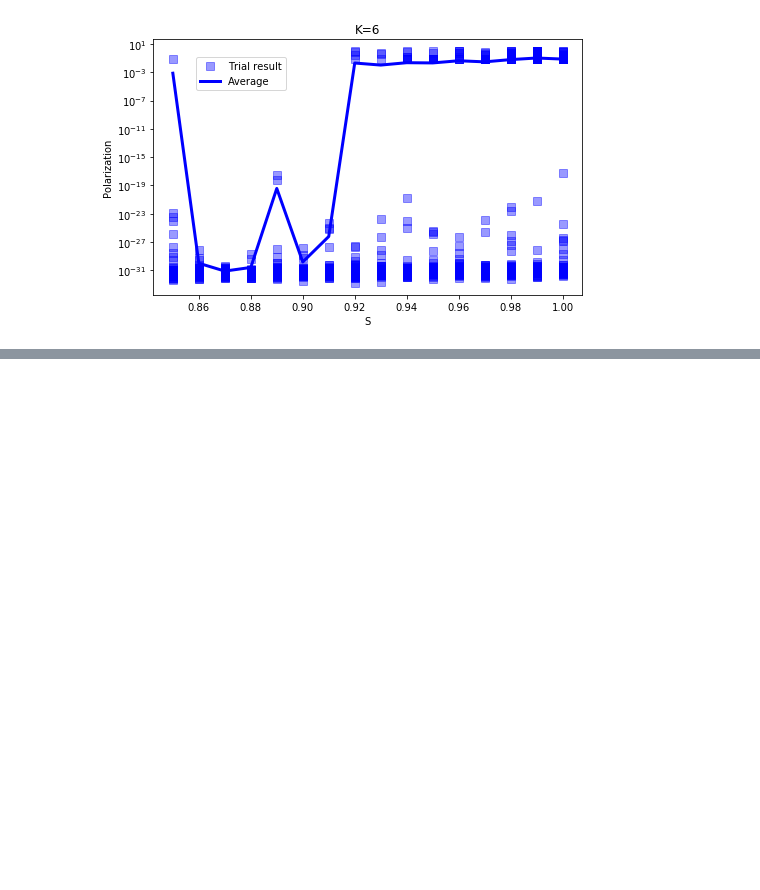
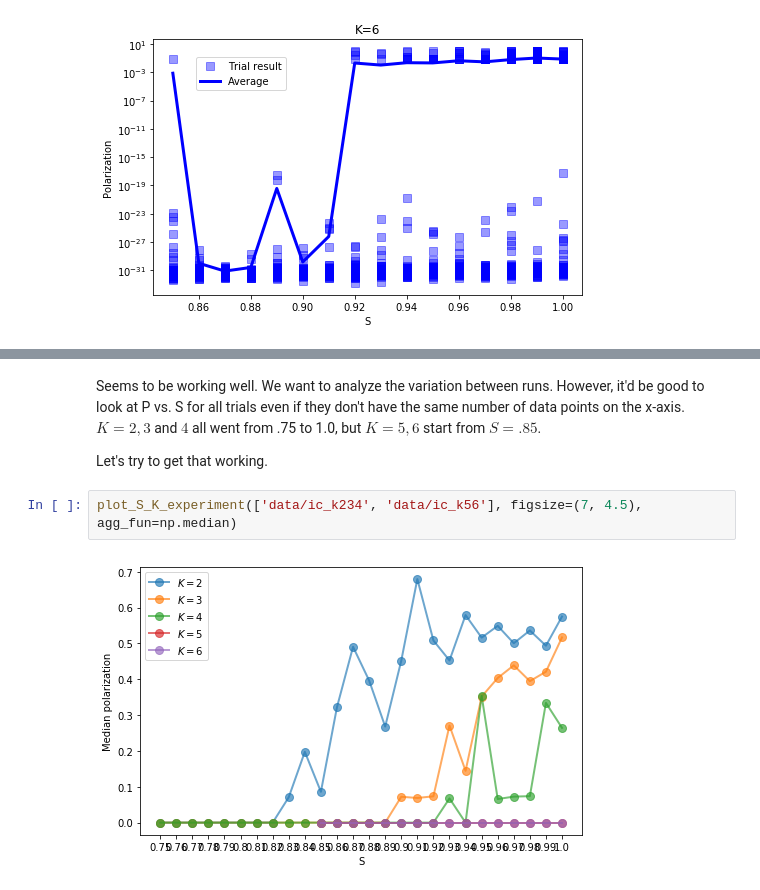
Before and after one commit to mt-digital/polarization, a Jupyter notebook: Complexity plots development 4-14.ipynb, the cells around one changed output, grey strips where cells are left out. Drawn from its saved outputs; the diff is of its cells as text; blank space fills up the shorter version.

```diff
--- a/Complexity plots development 4-14.ipynb
+++ b/Complexity plots development 4-14.ipynb
@@ -90,0 +107,8 @@ Both of these are interesting. Wrap them up in a function that can plot either o
+# %% [markdown]
+Seems to be working well. We want to analyze the variation between runs. However, it'd be good to look at P vs. S for all trials even if they don't have the same number of data points on the x-axis. $K=2,3$ and $4$ all went from .75 to 1.0, but $K=5,6$ start from $S=.85$.
+
+Let's try to get that working.
+# %%
+plot_S_K_experiment(['data/ic_k234', 'data/ic_k56'], figsize=(7, 4.5), agg_fun=np.median)
+# %% [output]
+[figure, added]
```
Also changed, not shown: parts of 4 cells of this notebook, 2 other files.
